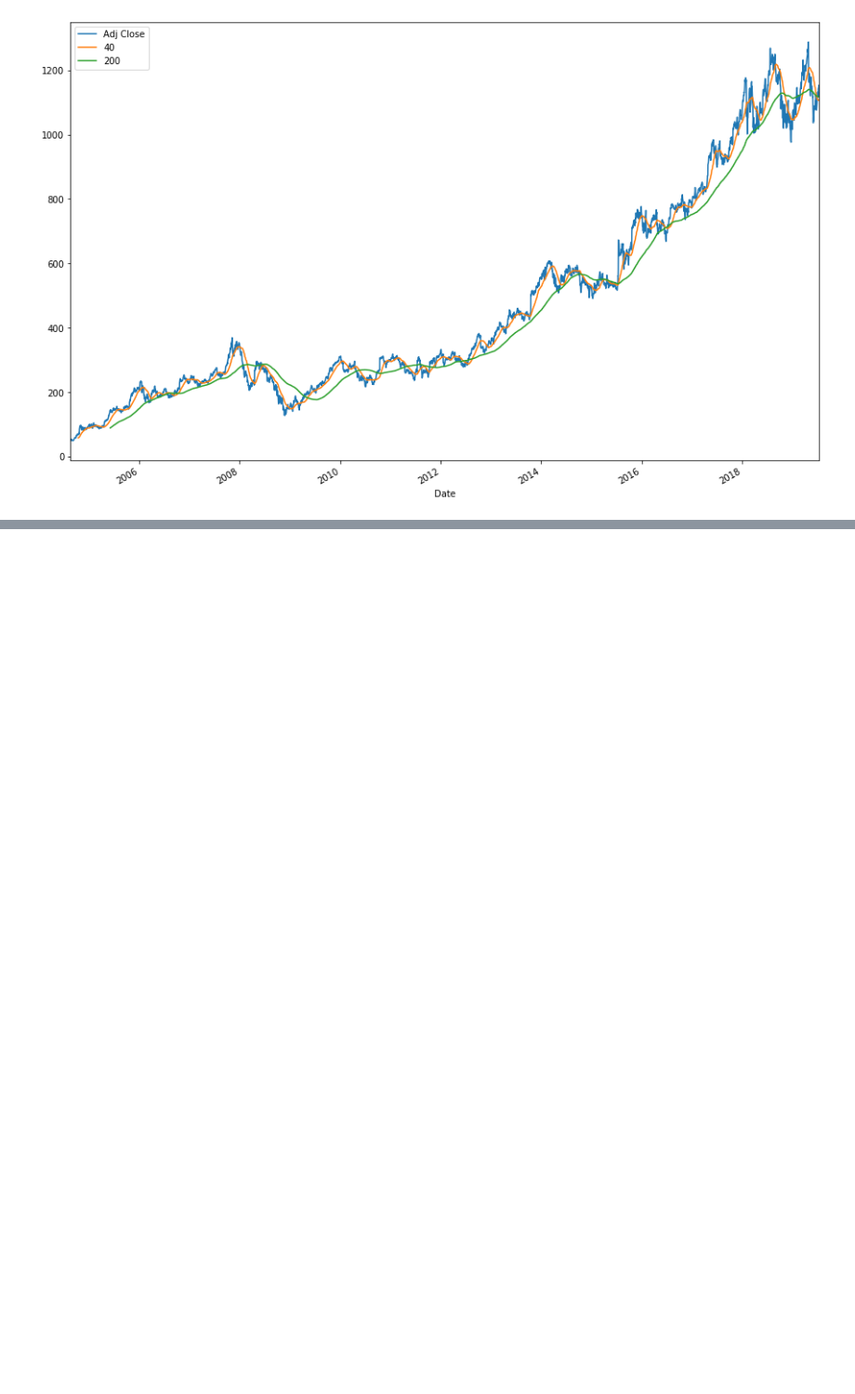
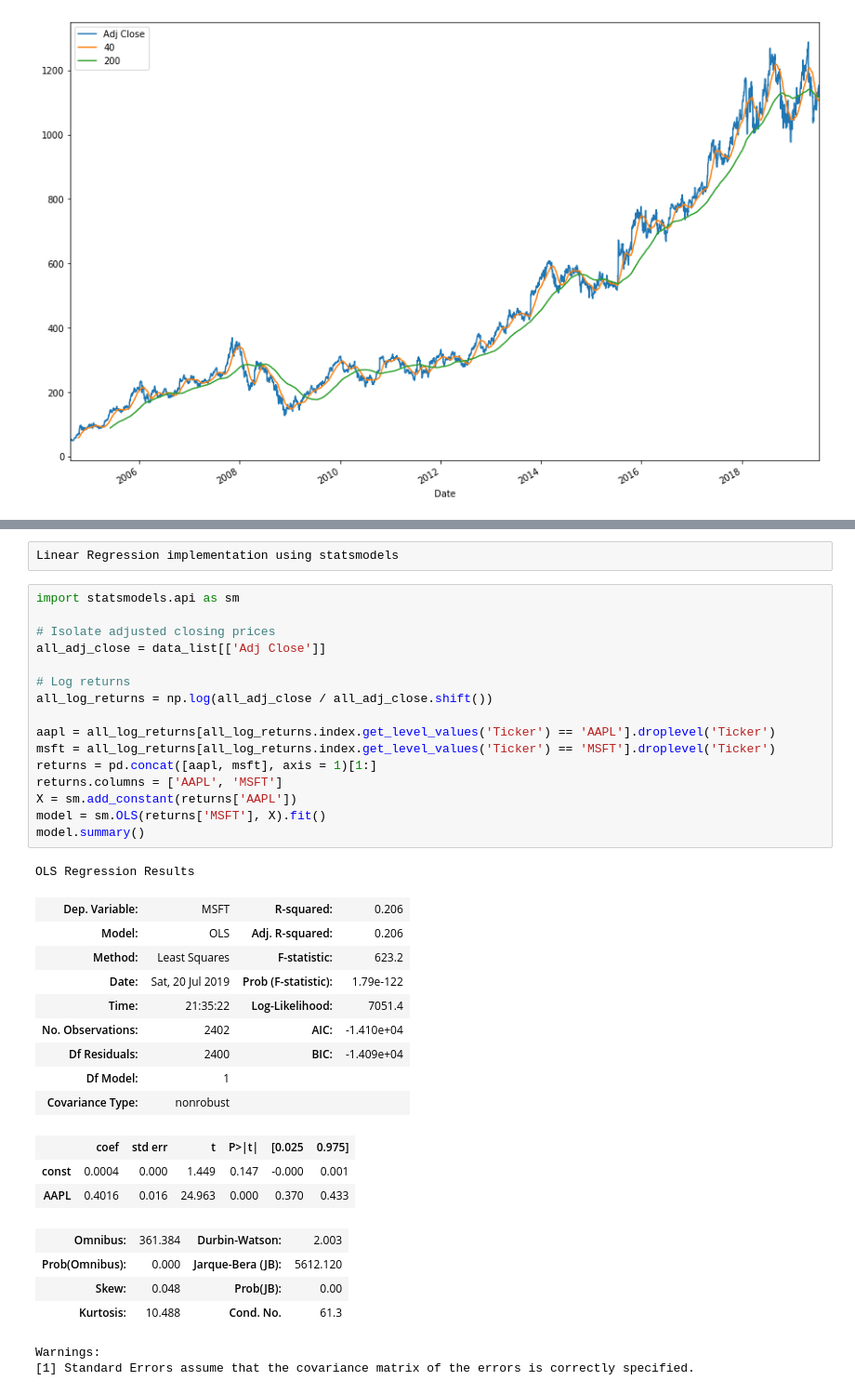
Before and after one commit to mehrakartik/sma-crossover-strategy, a Jupyter notebook: Practice_K.ipynb, the cells around one changed output, grey strips where cells are left out. Shown at 93% size. Drawn from its saved outputs; the diff is of its cells as text; blank space fills up the shorter version.

```diff
--- a/Practice_K.ipynb
+++ b/Practice_K.ipynb
@@ -176,0 +227,38 @@ plt.show()
+# %% [raw]
+Linear Regression implementation using statsmodels
+# %%
+import statsmodels.api as sm
+
+# Isolate adjusted closing prices
+all_adj_close = data_list[['Adj Close']]
+
+# Log returns
+all_log_returns = np.log(all_adj_close / all_adj_close.shift())
+
+aapl = all_log_returns[all_log_returns.index.get_level_values('Ticker') == 'AAPL'].droplevel('Ticker')
+msft = all_log_returns[all_log_returns.index.get_level_values('Ticker') == 'MSFT'].droplevel('Ticker')
+returns = pd.concat([aapl, msft], axis = 1)[1:]
+returns.columns = ['AAPL', 'MSFT']
+X = sm.add_constant(returns['AAPL'])
+model = sm.OLS(returns['MSFT'], X).fit()
+model.summary()
+# %% [output]
+OLS Regression Results
+| Dep. Variable: | MSFT | R-squared: | 0.206 |
+| Model: | OLS | Adj. R-squared: | 0.206 |
+| Method: | Least Squares | F-statistic: | 623.2 |
+| Date: | Sat, 20 Jul 2019 | Prob (F-statistic): | 1.79e-122 |
+| Time: | 21:35:22 | Log-Likelihood: | 7051.4 |
+| No. Observations: | 2402 | AIC: | -1.410e+04 |
+| Df Residuals: | 2400 | BIC: | -1.409e+04 |
+| Df Model: | 1 |  |  |
+| Covariance Type: | nonrobust |  |  |
+|  | coef | std err | t | P>|t| | [0.025 | 0.975] |
+| const | 0.0004 | 0.000 | 1.449 | 0.147 | -0.000 | 0.001 |
+| AAPL | 0.4016 | 0.016 | 24.963 | 0.000 | 0.370 | 0.433 |
+| Omnibus: | 361.384 | Durbin-Watson: | 2.003 |
+| Prob(Omnibus): | 0.000 | Jarque-Bera (JB): | 5612.120 |
+| Skew: | 0.048 | Prob(JB): | 0.00 |
+| Kurtosis: | 10.488 | Cond. No. | 61.3 |
+Warnings:
+[1] Standard Errors assume that the covariance matrix of the errors is correctly specified.
```
Also changed, not shown: parts of 14 cells of this notebook.
